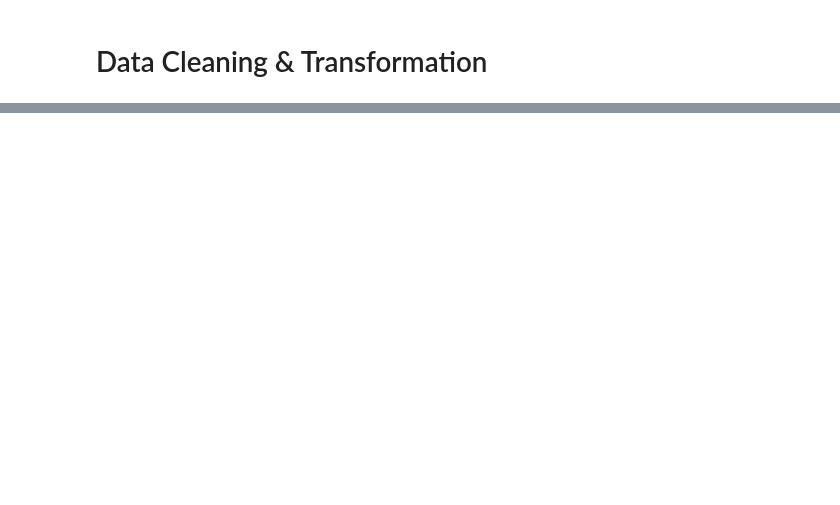
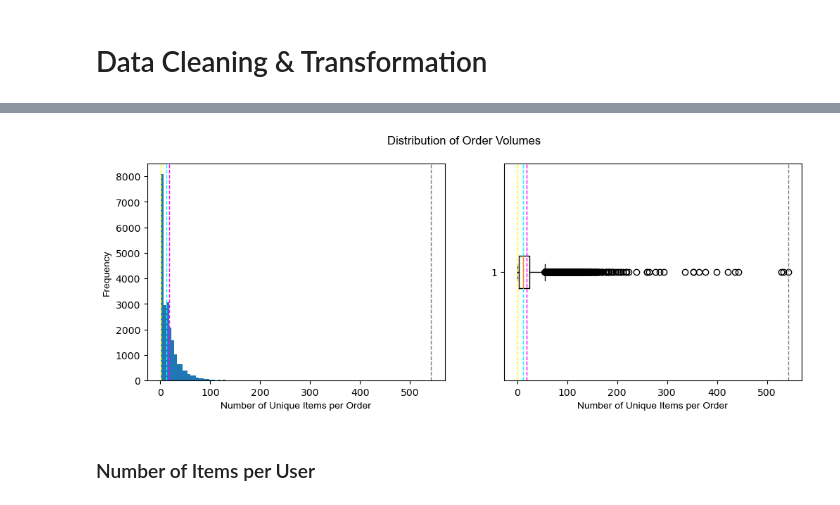
Before and after one commit to uadR1/Master-Thesis-Building-and-Evaluating-Candidate-Generation-Models-with-Neural-Networks, a Jupyter notebook: 01_ExplanatoryDataAnalysis/01_Eda_OnlineRetail.ipynb, the cells around one changed output, grey strips where cells are left out. Cells and saved outputs as stored; diff of their text form; code cells hidden in the pictures; blank space fills up the shorter version.

```diff
--- a/01_ExplanatoryDataAnalysis/01_Eda_OnlineRetail.ipynb
+++ b/01_ExplanatoryDataAnalysis/01_Eda_OnlineRetail.ipynb
@@ -183,0 +356,19 @@ Shape of transformed Dataframe: (397924, 8)
+# %%
+# Create DataFrame
+# Group by InvoiceNo and calculate the number of appearances and the product of Quantity and UnitPrice
+df_orders = df_online_retail.groupby('InvoiceNo').agg({'InvoiceNo': 'count', 'Quantity': 'sum', 'UnitPrice': 'sum'})
+
+# Rename the columns
+df_orders.columns = ['NoItems', 'TotalQuantity', 'TotalUnitPrice']
+
+# Calculate the product of Quantity and UnitPrice
+df_orders['Amount'] = df_orders['TotalQuantity'] * df_orders['TotalUnitPrice']
+
+# Reset the index
+df_orders.reset_index(inplace=True)
+
+# Rename the dataframe to df_orders
+df_orders = df_orders[['InvoiceNo', 'NoItems', 'Amount']]
+
+# Print the new dataframe
+df_orders.head()
@@ -183,0 +396,40 @@ Shape of transformed Dataframe: (397924, 8)
+# %%
+# Visualization of Order Volumes
+# Histogram & Boxplot
+
+# Define feature column
+feature = df_orders['NoItems']
+
+# Create a figure for 2 subplots (2 rows, 1 column)
+fig, ax = plt.subplots(1, 2, figsize = (12,4))
+
+
+# Plot the histogram
+ax[0].hist(feature, bins=100)
+ax[0].set_ylabel('Frequency', fontname='Arial')
+ax[0].set_xlabel('Number of Unique Items per Order', fontname='Arial')
+ax[0].ticklabel_format(useOffset=False, style='plain')
+
+# Add lines for the mean, median, mode, min and max
+ax[0].axvline(feature.min(), color = 'yellow', linestyle='dashed', linewidth = 1)
+ax[0].axvline(feature.mean(), color='magenta', linestyle='dashed', linewidth=1)
+ax[0].axvline(feature.median(), color='cyan', linestyle='dashed', linewidth=1)
+ax[0].axvline(feature.max(), color = 'gray', linestyle='dashed', linewidth = 1)
+
+# Plot the boxplot
+ax[1].boxplot(feature, vert=False)
+ax[1].set_xlabel('Number of Unique Items per Order', fontname='Arial')
+ax[1].axvline(feature.min(), color = 'yellow', linestyle='dashed', linewidth = 1)
+ax[1].axvline(feature.mean(), color='magenta', linestyle='dashed', linewidth=1)
+ax[1].axvline(feature.median(), color='cyan', linestyle='dashed', linewidth=1)
+ax[1].axvline(feature.max(), color = 'gray', linestyle='dashed', linewidth = 1)
+
+# Add a title to the Figure
+fig.suptitle('Distribution of Order Volumes',fontname='Arial')
+
+# Show the figure
+fig.show()
+# %% [output]
+[figure, added]
+# %% [markdown]
+### Number of Items per User
```
Also changed, not shown: parts of 73 cells of this notebook, 4 other files.
